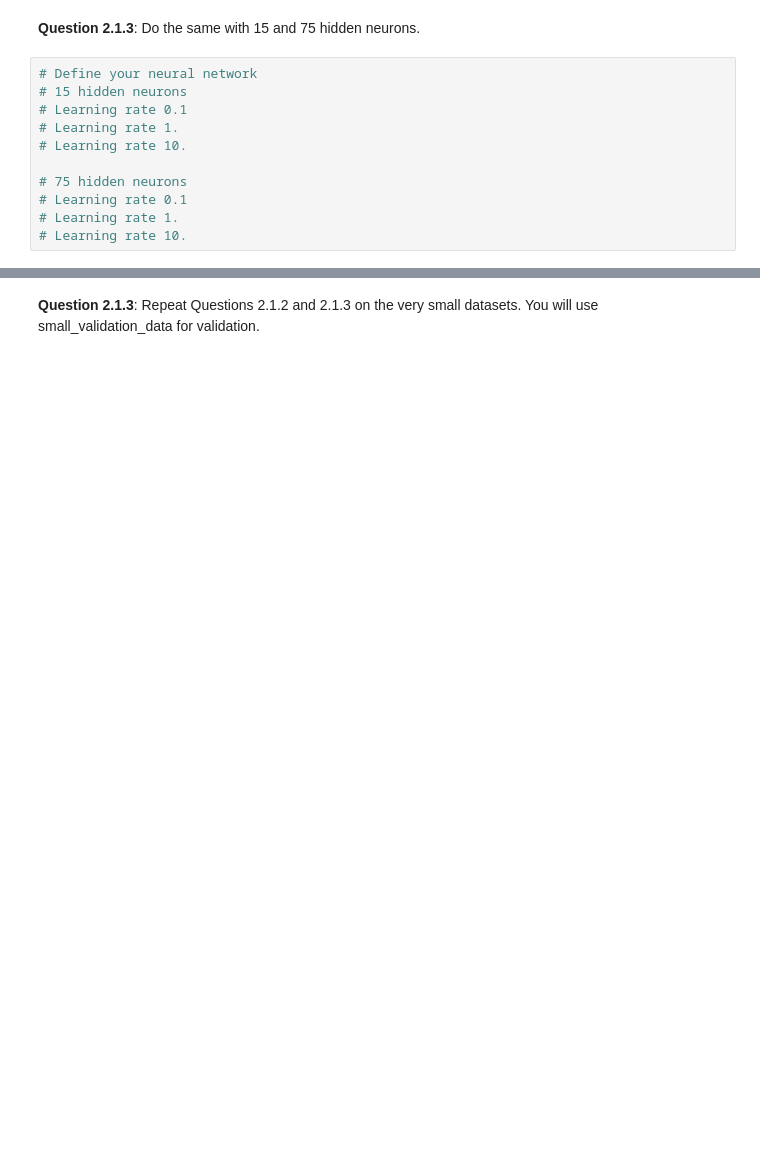
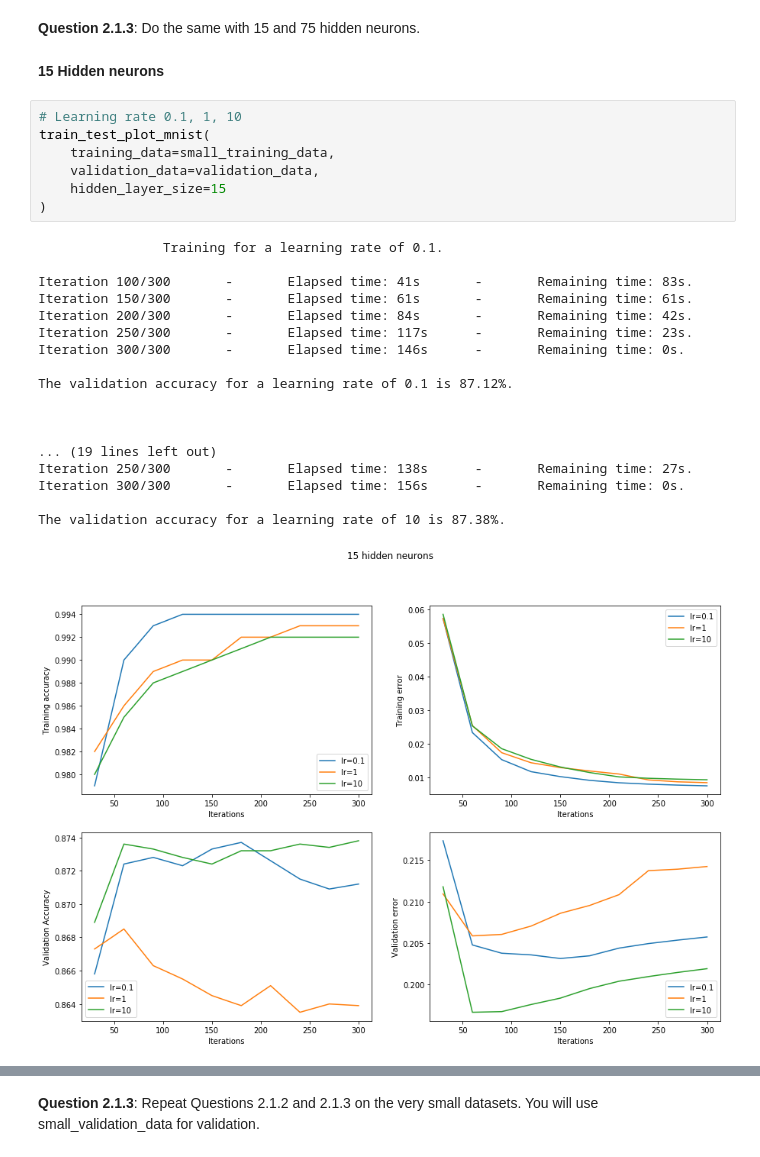
Before and after one commit to intv0id/DeepLearning, a Jupyter notebook: Lab1/Lab1_DL-Students_v3.ipynb, the cells around one changed output, grey strips where cells are left out. Cells and saved outputs as stored; diff of their text form; blank space fills up the shorter version.

```diff
--- a/Lab1/Lab1_DL-Students_v3.ipynb
+++ b/Lab1/Lab1_DL-Students_v3.ipynb
@@ -231,13 +519,30 @@ mnist_model =
 # %% [markdown]
 <b>Question 2.1.3</b>: Do the same with 15 and 75 hidden neurons.
-# %%
-# Define your neural network
-# 15 hidden neurons
-# Learning rate 0.1
-# Learning rate 1.
-# Learning rate 10.
-
-# 75 hidden neurons
-# Learning rate 0.1
-# Learning rate 1.
-# Learning rate 10.
+# %% [markdown]
+**15 Hidden neurons**
+# %%
+# Learning rate 0.1, 1, 10
+train_test_plot_mnist(
+    training_data=small_training_data,
+    validation_data=validation_data,
+    hidden_layer_size=15
+)
+# %% [output]
+                Training for a learning rate of 0.1.
+
+Iteration 100/300       -       Elapsed time: 41s       -       Remaining time: 83s.
+Iteration 150/300       -       Elapsed time: 61s       -       Remaining time: 61s.
+Iteration 200/300       -       Elapsed time: 84s       -       Remaining time: 42s.
+Iteration 250/300       -       Elapsed time: 117s      -       Remaining time: 23s.
+Iteration 300/300       -       Elapsed time: 146s      -       Remaining time: 0s.
+
+The validation accuracy for a learning rate of 0.1 is 87.12%.
+
+
+
+... (19 lines left out)
+Iteration 250/300       -       Elapsed time: 138s      -       Remaining time: 27s.
+Iteration 300/300       -       Elapsed time: 156s      -       Remaining time: 0s.
+
+The validation accuracy for a learning rate of 10 is 87.38%.
+[figure, added]
```
Also changed, not shown: parts of 37 cells of this notebook, 3 other files.
